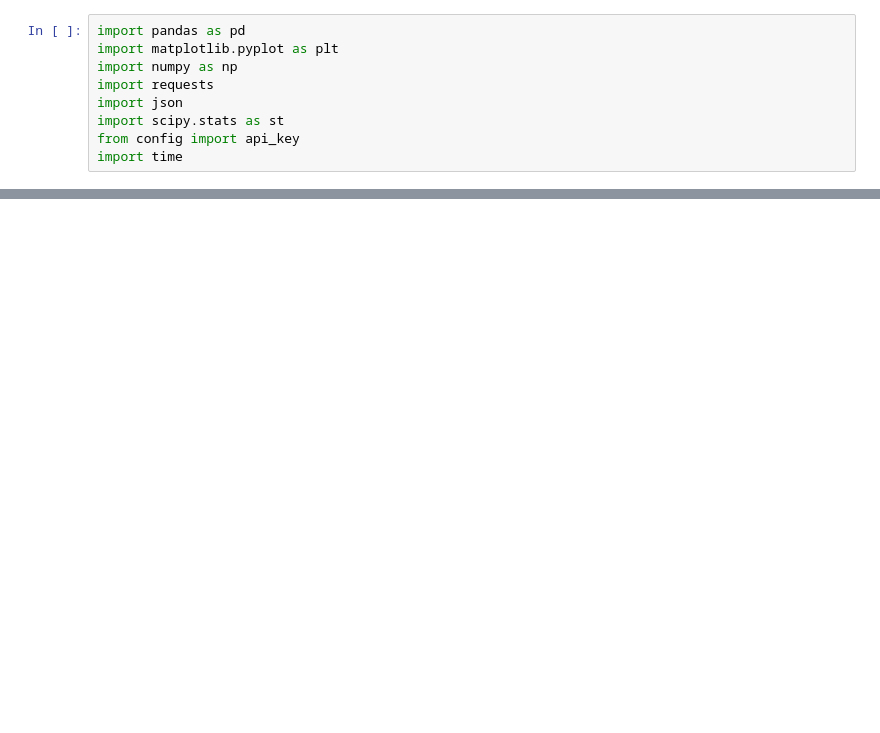
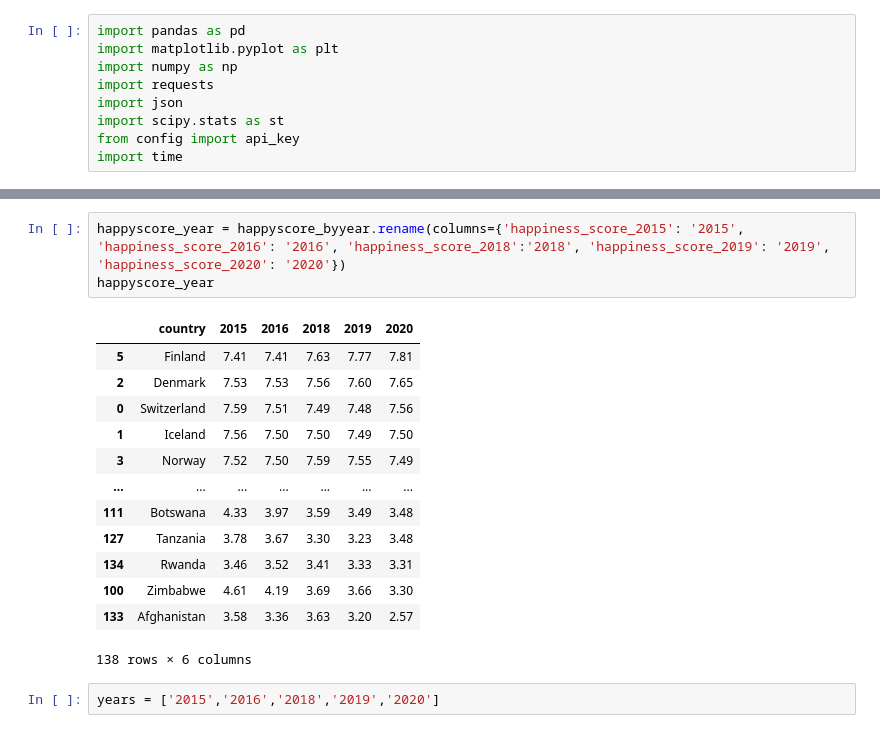
Before and after one commit to josiedeleon/Team9--Project1, a Jupyter notebook: Project 1 Happiness.ipynb, the cells around one changed output, grey strips where cells are left out. Saved outputs shown, nothing was run; the diff lists cells and outputs as text; blank space fills up the shorter version.

```diff
--- a/Project 1 Happiness.ipynb
+++ b/Project 1 Happiness.ipynb
@@ -50,0 +78,19 @@ Merge_df
+# %%
+happyscore_year = happyscore_byyear.rename(columns={'happiness_score_2015': '2015', 'happiness_score_2016': '2016', 'happiness_score_2018':'2018', 'happiness_score_2019': '2019', 'happiness_score_2020': '2020'})
+happyscore_year
+# %% [output]
+|  | country | 2015 | 2016 | 2018 | 2019 | 2020 |
+| 5 | Finland | 7.41 | 7.41 | 7.63 | 7.77 | 7.81 |
+| 2 | Denmark | 7.53 | 7.53 | 7.56 | 7.60 | 7.65 |
+| 0 | Switzerland | 7.59 | 7.51 | 7.49 | 7.48 | 7.56 |
+| 1 | Iceland | 7.56 | 7.50 | 7.50 | 7.49 | 7.50 |
+| 3 | Norway | 7.52 | 7.50 | 7.59 | 7.55 | 7.49 |
+| ... | ... | ... | ... | ... | ... | ... |
+| 111 | Botswana | 4.33 | 3.97 | 3.59 | 3.49 | 3.48 |
+| 127 | Tanzania | 3.78 | 3.67 | 3.30 | 3.23 | 3.48 |
+| 134 | Rwanda | 3.46 | 3.52 | 3.41 | 3.33 | 3.31 |
+| 100 | Zimbabwe | 4.61 | 4.19 | 3.69 | 3.66 | 3.30 |
+| 133 | Afghanistan | 3.58 | 3.36 | 3.63 | 3.20 | 2.57 |
+138 rows × 6 columns
+# %%
+years = ['2015','2016','2018','2019','2020']
```
Also changed, not shown: parts of 7 cells of this notebook.
